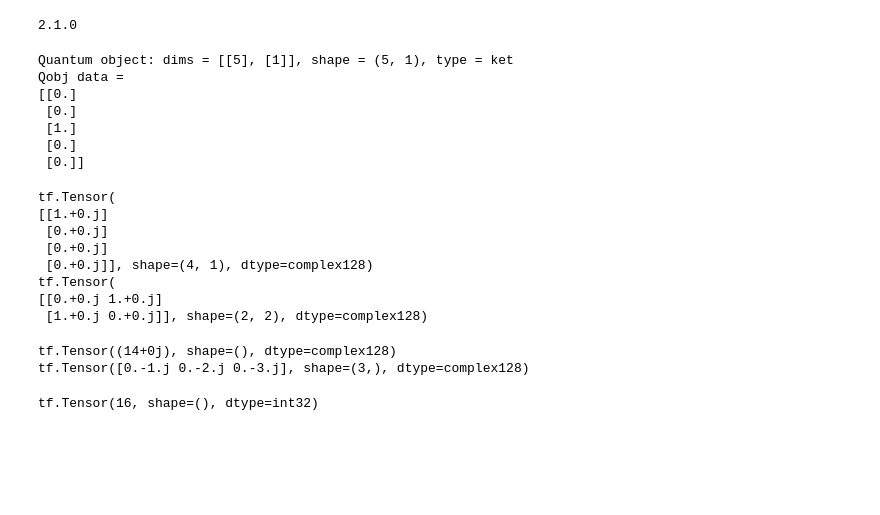
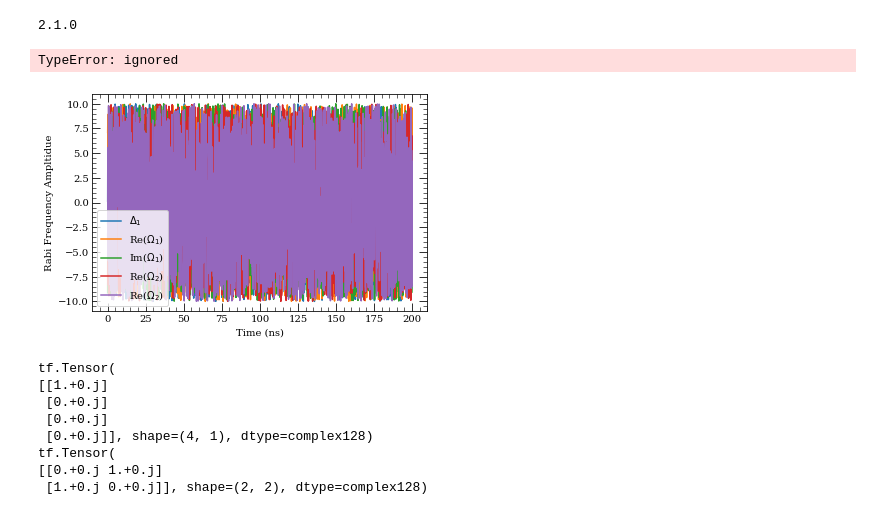
Before and after one commit to IQC-Numerical-Control-Engineering/Test, a Jupyter notebook: TF_GRAPE 3 Level.ipynb, the cells around one changed output. Saved outputs shown, nothing was run; the diff lists cells and outputs as text; code cells hidden in the pictures; blank space fills up the shorter version.

```diff
--- a/TF_GRAPE 3 Level.ipynb
+++ b/TF_GRAPE 3 Level.ipynb
@@ -97,18 +97,19 @@ delta_t = (t_f - t_0)/nt #time difference between steps
 tlist = np.linspace(0, t_f, nt)
 # %%
 class Propagator:
-    def __init__(self, no_of_steps, delta_t, Delta_1, Rabi_1, Rabi_2, Gamma_r, Gamma_i):
+    def __init__(self, no_of_steps, delta_t, del_total, Delta_1, Rabi_1, Rabi_2, Gamma_r, Gamma_i):
         self.delta_t = delta_t
         self.Rabi_1 = Rabi_1 #Set maximum control amplitude
         self.Rabi_2 = Rabi_2 #Set maximum control amplitude
         self.Delta_1 = Delta_1 #Set maximum control amplitude
+        self.del_total = del_total
         self.Gamma_r = Gamma_r
         self.Gamma_i = Gamma_i
         """
             Setting initial and target states
         """
-        self.psi_0 = tf.Variable(tf.zeros([1, 5])
-        self.psi_t = psi_t
+        self.psi_0 = tf.Variable(tf.zeros([5, 1]))
+        self.psi_t = tf.Variable(tf.zeros([5, 1]))
 
         """
             There are 5 control amplitudes: real Rabi_1, imaginary Rabi_1,
@@ -240,46 +241,58 @@ class Propagator:
         overlap = tf.tensordot(tf.math.conj(final_state), psi_t,  axes=1)
         return 1 - tf.math.conj(overlap) * overlap
 
 
-
-propagator = Propagator(nt, delta_t, Delta_1, Rabi_1, Rabi_2, Gamma_rTot, Gamma_ig)
+#Set propagator
+propagator = Propagator(nt, delta_t, del_total, Delta_1, Rabi_1, Rabi_2, Gamma_rTot, Gamma_ig)
 
 #Set initial and target states:
 g_prime, r_prime, g, i, r = propagator.nLevelAtomBasis(5)
 psi_0 = np.array(g, dtype = np.complex128)
 psi_t = np.array(r, dtype = np.complex128)
 
 propagator.psi_0.assign(psi_0)
 propagator.psi_t.assign(psi_t)
 
+#Set initial control amplitude guesses
+ctrl_amplitudes_initial = tf.random.uniform([nt, 5], -10, 10, dtype=tf.float64)
+propagator.ctrl_amplitudes.assign(ctrl_amplitudes_initial)
+
+#Plot initial guess pulses:
+##Real part of pulse:
+labels = ['$\Delta_1$', 'Re($\Omega_1$)', 'Im($\Omega_1$)', 'Re($\Omega_2$)', 'Re($\Omega_2$)']
+plt.figure()
+ind = 0
+for amplitdue in tf.transpose(ctrl_amplitudes_initial):
+    plt.plot(tlist/ns, amplitdue, label = labels[ind])
+    ind += 1
+
+plt.xlabel('Time (ns)')
+plt.ylabel('Rabi Frequency Ampltidue')
+plt.legend()
+
+#Find infidelity using propagator
+infidelity_prop = propagator.infidelity()
+# infidelity_prop
+
 # optimizer = tf.keras.optimizers.Adam(0.01)
-
-# propagator.ctrl_amplitudes.assign(
-#     tf.random.uniform([1000, 2], -1, 1, dtype=tf.float64)
-# )
 
 # def optimization_step():
 #     with tf.GradientTape() as tape:
 #         infidelity = propagator.infidelity()
 #     gradients = tape.gradient(infidelity, [propagator.ctrl_amplitudes])
 #     optimizer.apply_gradients(zip(gradients, [propagator.ctrl_amplitudes]))
 #     return infidelity
 
 # steps = range(100)
 # for step in steps:
 #     current_infidelity = optimization_step()
 #     print('step %2d: infidelity=%2.5f' %
 #           (step, current_infidelity))
 
 # propagator.ctrl_amplitudes.numpy()
 # %% [output]
-Quantum object: dims = [[5], [1]], shape = (5, 1), type = ket
-Qobj data =
-[[0.]
- [0.]
- [1.]
- [0.]
- [0.]]
+TypeError: ignored
+[figure, added]
 # %%
 def nLevelAtomBasis(n):
     states = []
@@ -305,16 +320,3 @@ tf.Tensor(
 tf.Tensor(
 [[0.+0.j 1.+0.j]
  [1.+0.j 0.+0.j]], shape=(2, 2), dtype=complex128)
-# %%
-x = tf.constant([1j , 2j, 3j], dtype=tf.complex128)
-print(tf.tensordot(tf.math.conj(x), x, axes=1))
-print(tf.math.conj(x))
-# %% [output]
-tf.Tensor((14+0j), shape=(), dtype=complex128)
-tf.Tensor([0.-1.j 0.-2.j 0.-3.j], shape=(3,), dtype=complex128)
-# %%
-a=tf.constant(4)
-# print(a)
-print(a * a)
-# %% [output]
-tf.Tensor(16, shape=(), dtype=int32)
```
Also changed, not shown: parts of 1 cell of this notebook.
